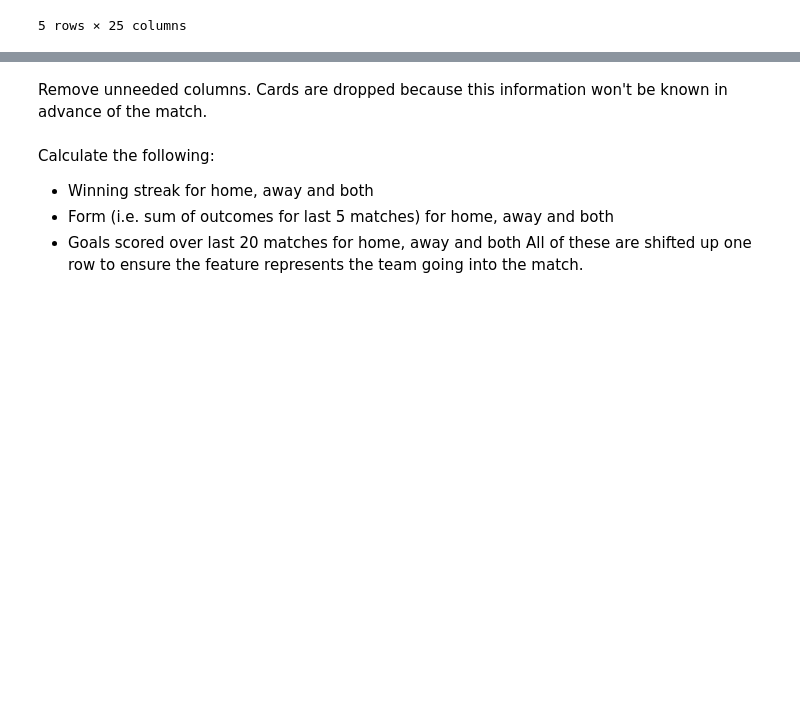
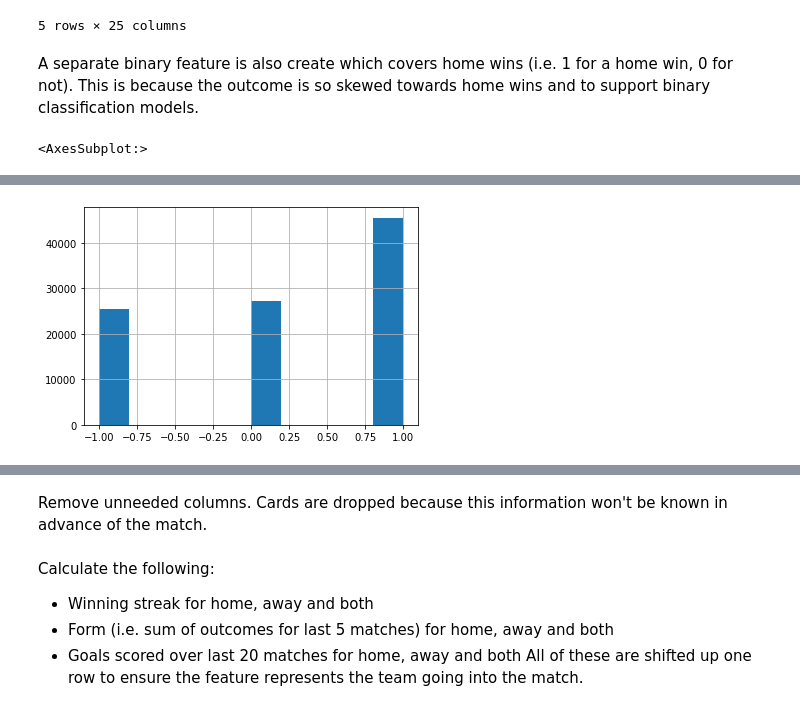
Before and after one commit to jonnysniper13/Football_Match_Outcome_Prediction, a Jupyter notebook: project/iii_feature_eng.ipynb, the cells around one changed output, grey strips where cells are left out. Saved outputs shown, nothing was run; the diff lists cells and outputs as text; code cells hidden in the pictures; blank space fills up the shorter version.

```diff
--- a/project/iii_feature_eng.ipynb
+++ b/project/iii_feature_eng.ipynb
@@ -90,3 +90,10 @@ df.head()
 | 3 | Sporting Toulon | Saint-Étienne | 2-0 | https://www.besoccer.com/match/sp... | 1990 | 1 | ligue_1 | Referee: Jean-Claude Hirtz | 2 | 0 | ... |
 | 4 | Nantes | Auxerre | 2-1 | https://www.besoccer.com/match/na... | 1990 | 1 | ligue_1 | Referee: JoÃ«l Quiniou | 1 | 0 | ... |
 5 rows × 25 columns
+# %% [markdown]
+A separate binary feature is also create which covers home wins (i.e. 1 for a home win, 0 for not). This is because the outcome is so skewed towards home wins and to support binary classification models.
+# %%
+%matplotlib inline
+df['Outcome'].hist()
+# %% [output]
+<AxesSubplot:>
@@ -92,0 +101 @@ df.head()
+[figure, added]
```
Also changed, not shown: parts of 7 cells of this notebook, 4 other files.
